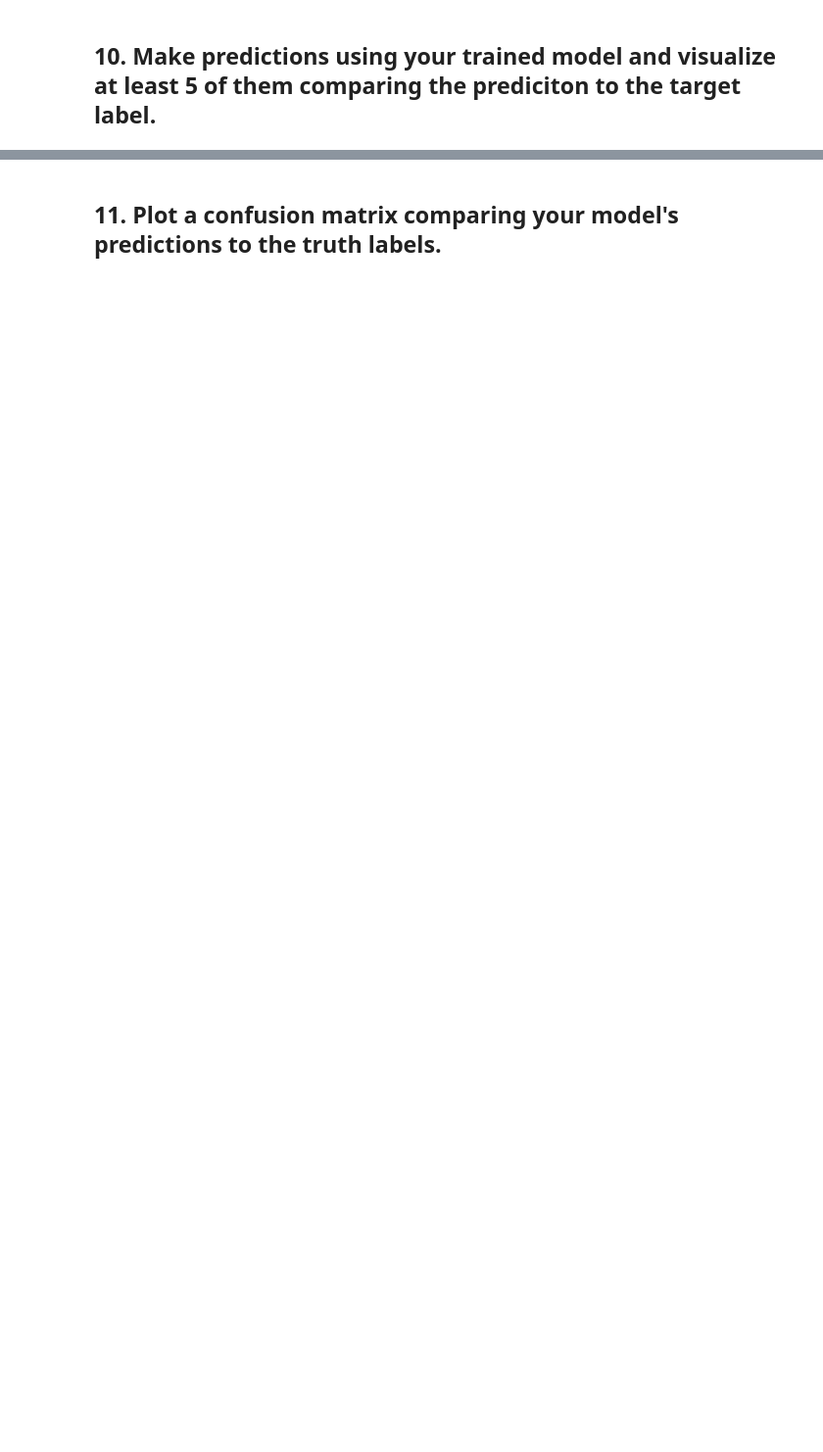
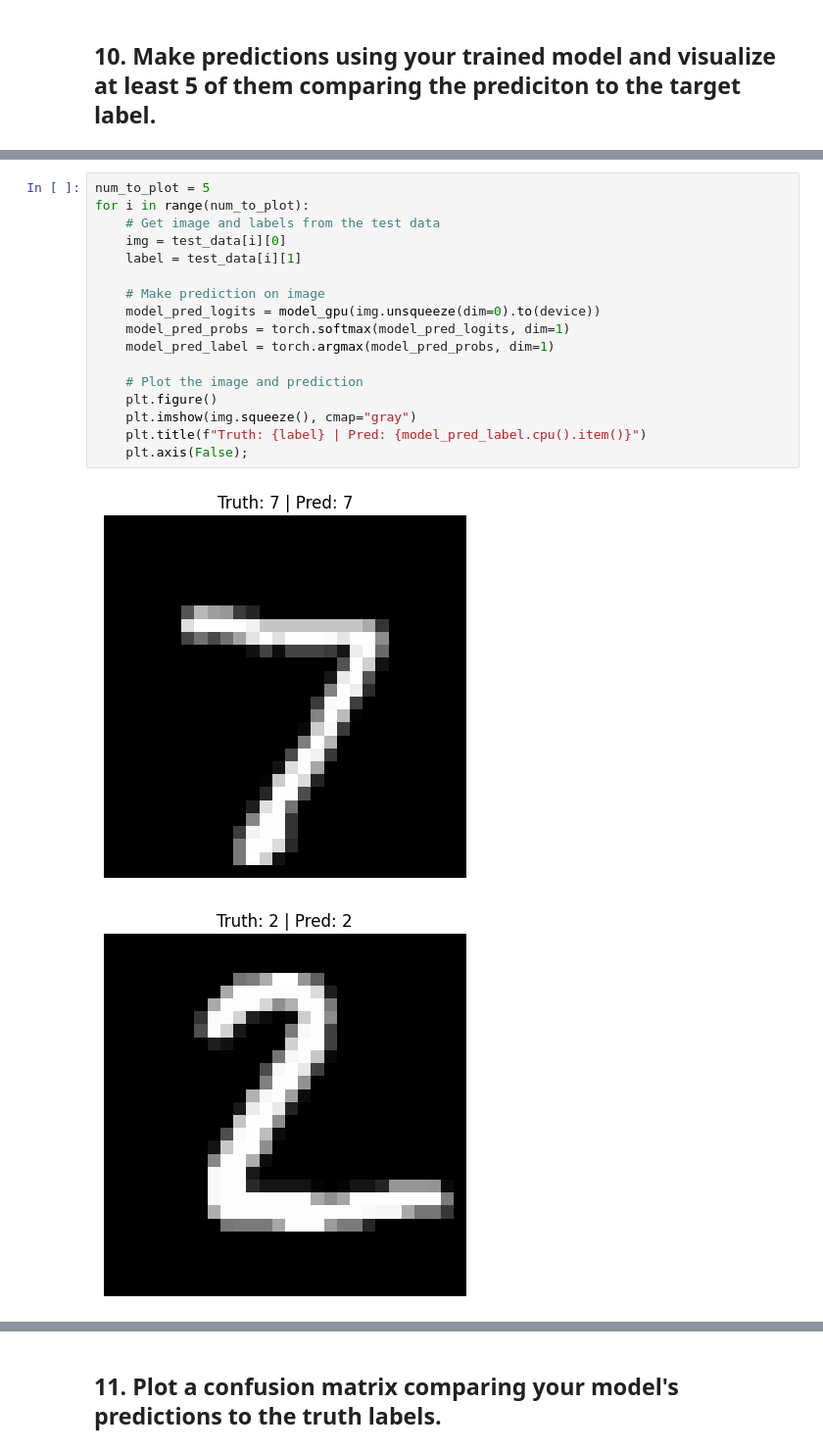
Before and after one commit to Liangsx2020/PyTorch-Learn--Zero-to-Master-, a Jupyter notebook: 03_PyTorch_Computer_Vision/03_pytorch_computer_vision_exercises.ipynb, the cells around one changed output, grey strips where cells are left out. Shown: that part at 98% size. Saved outputs shown, nothing was run; the diff lists cells and outputs as text; blank space fills up the shorter version.

```diff
--- a/03_PyTorch_Computer_Vision/03_pytorch_computer_vision_exercises.ipynb
+++ b/03_PyTorch_Computer_Vision/03_pytorch_computer_vision_exercises.ipynb
@@ -181,0 +386,20 @@ len(train_dataloader), len(test_dataloader)
+# %%
+num_to_plot = 5
+for i in range(num_to_plot):
+    # Get image and labels from the test data
+    img = test_data[i][0]
+    label = test_data[i][1]
+
+    # Make prediction on image
+    model_pred_logits = model_gpu(img.unsqueeze(dim=0).to(device))
+    model_pred_probs = torch.softmax(model_pred_logits, dim=1)
+    model_pred_label = torch.argmax(model_pred_probs, dim=1)
+
+    # Plot the image and prediction
+    plt.figure()
+    plt.imshow(img.squeeze(), cmap="gray")
+    plt.title(f"Truth: {label} | Pred: {model_pred_label.cpu().item()}")
+    plt.axis(False);
+# %% [output]
+[figure, added]
+[figure, added]
```
Also changed, not shown: parts of 21 cells of this notebook.
